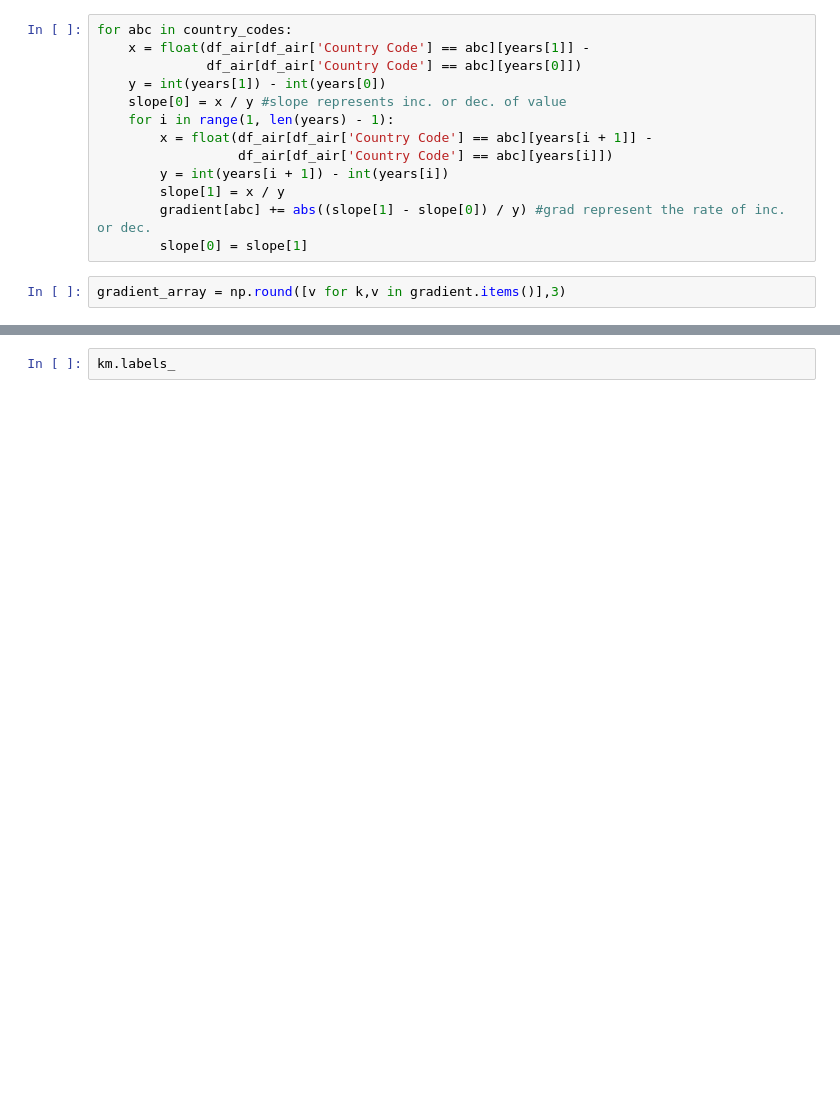
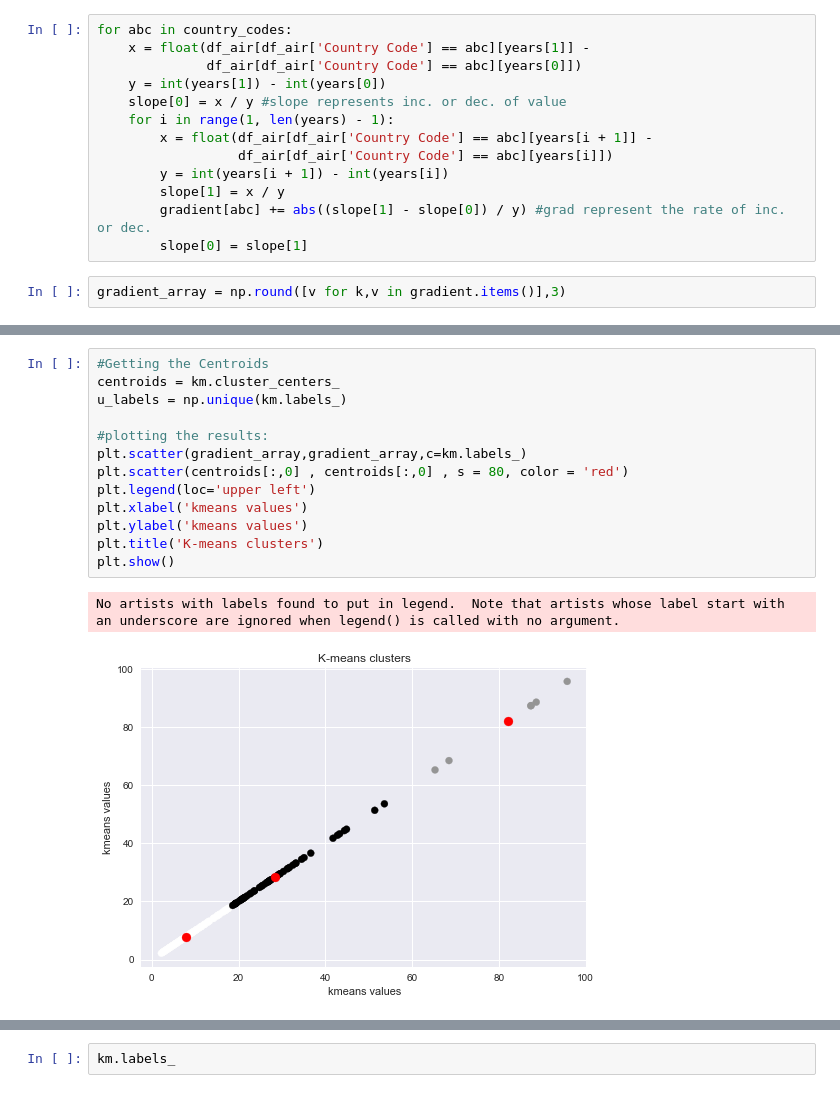
Before and after one commit to RL-carbonfootprint/Reducing-the-Global-Carbon-Footprint-based-on-MARL, a Jupyter notebook: Creating_Metadata.ipynb, the cells around one changed output, grey strips where cells are left out. Cells and saved outputs as stored; diff of their text form; blank space fills up the shorter version.

```diff
--- a/Creating_Metadata.ipynb
+++ b/Creating_Metadata.ipynb
@@ -98,2 +99,18 @@ KMeans(algorithm='auto', copy_x=True, init='k-means++', max_iter=300,
+# %%
+#Getting the Centroids
+centroids = km.cluster_centers_
+u_labels = np.unique(km.labels_)
+
+#plotting the results:
+plt.scatter(gradient_array,gradient_array,c=km.labels_)
+plt.scatter(centroids[:,0] , centroids[:,0] , s = 80, color = 'red')
+plt.legend(loc='upper left')
+plt.xlabel('kmeans values')
+plt.ylabel('kmeans values')
+plt.title('K-means clusters')
+plt.show()
+# %% [output]
+No artists with labels found to put in legend.  Note that artists whose label start with an underscore are ignored when legend() is called with no argument.
+[figure, added]
 # %%
 plt.figure(figsize=(8,8))
```
Also changed, not shown: parts of 5 cells of this notebook, 1 other file.
